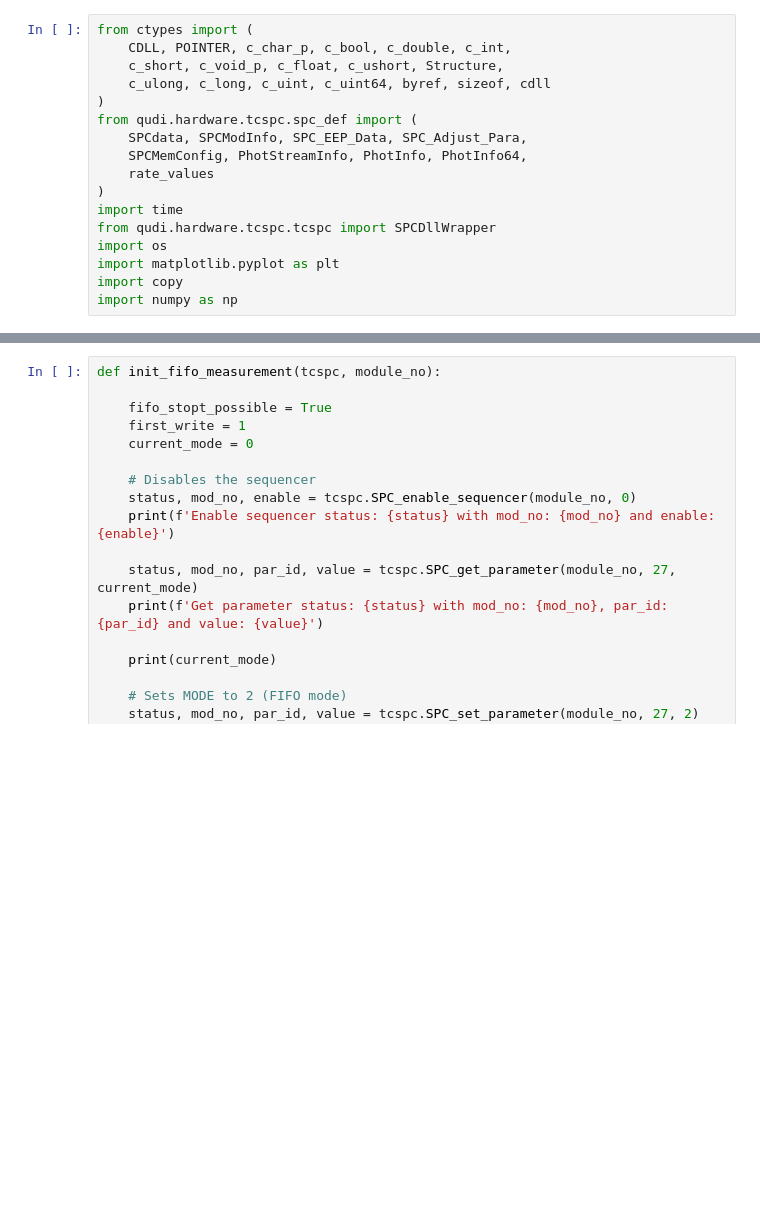
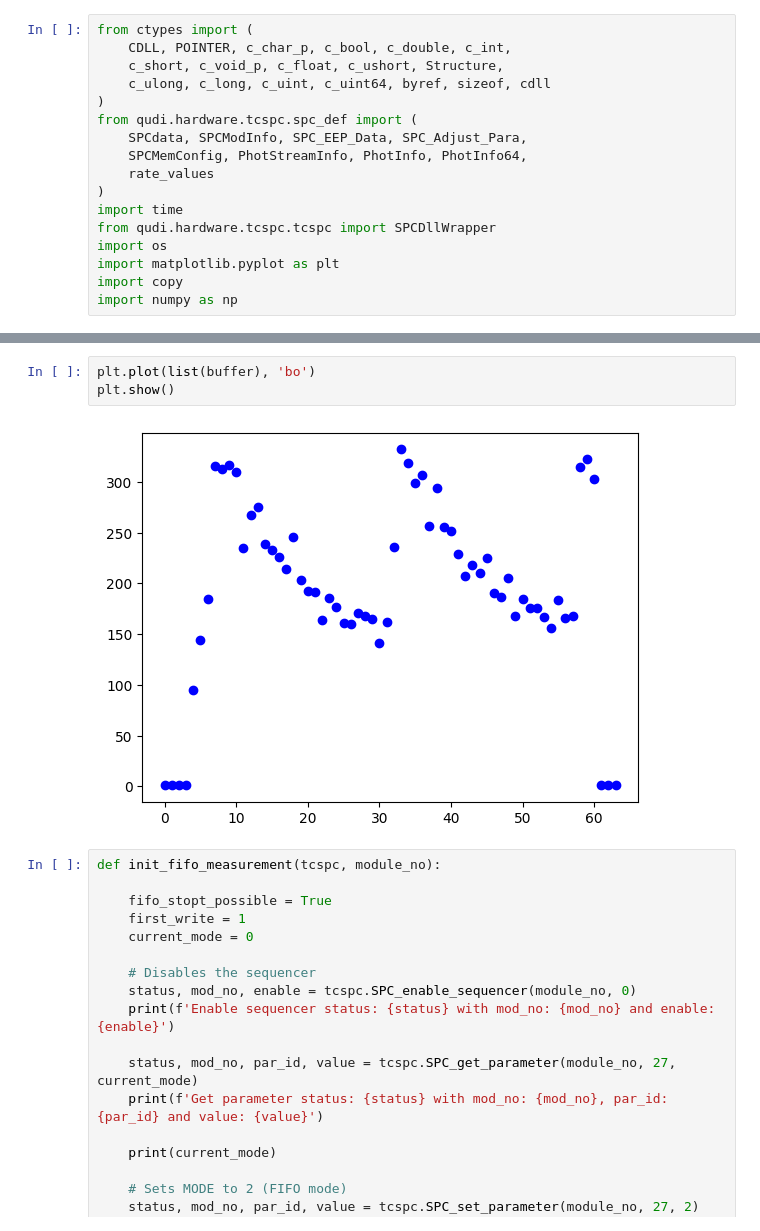
Before and after one commit to tugatoconhelado/Qoptics_exp, a Jupyter notebook: src/qudi/hardware/TCSPC/tcspctest.ipynb, the cells around one changed output, grey strips where cells are left out. Drawn from its saved outputs; the diff is of its cells as text; blank space fills up the shorter version.

```diff
--- a/src/qudi/hardware/TCSPC/tcspctest.ipynb
+++ b/src/qudi/hardware/TCSPC/tcspctest.ipynb
@@ -184,3 +210,8 @@ Read memory status: 0 with mod_no: c_short(0) and buffer: <__main__.c_ushort_Arr
+# %%
+plt.plot(list(buffer), 'bo')
+plt.show()
+# %% [output]
+[figure, added]
 # %%
 def init_fifo_measurement(tcspc, module_no):
 
```
Also changed, not shown: parts of 7 cells of this notebook, 2 other files.
